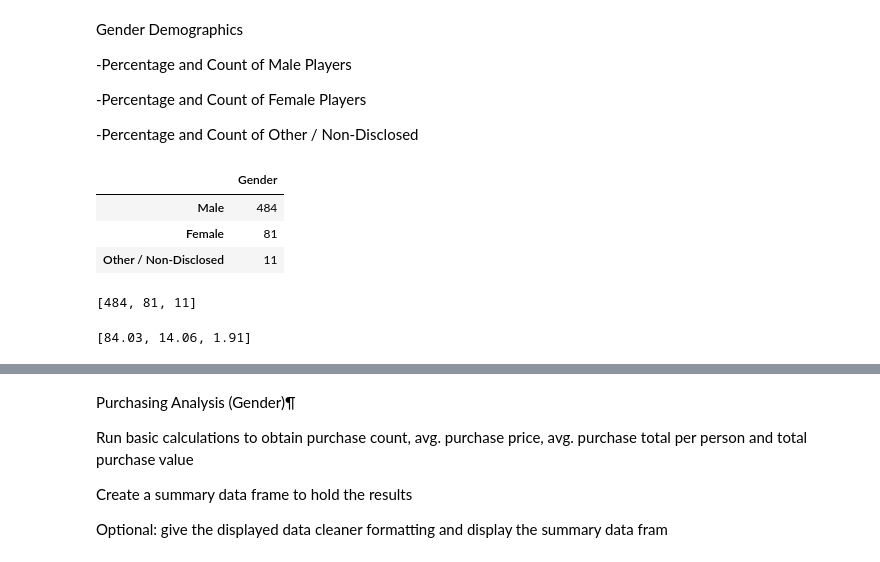
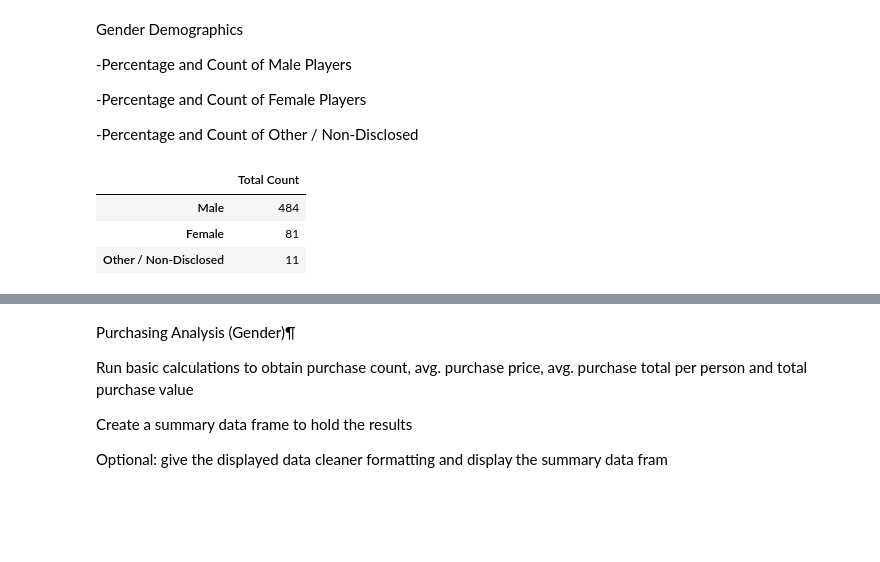
Before and after one commit to mawothe/HomeworkRepo, a Jupyter notebook: Homework_4/HeroesOfPymoli/Heros of Pymoli Code.ipynb, the cells around one changed output, grey strips where cells are left out. Cells and saved outputs as stored; diff of their text form; code cells hidden in the pictures; blank space fills up the shorter version.

Commit message:
Nearly finished Version. Problems with groupby variables on popular/profit analysis

```diff
--- a/Homework_4/HeroesOfPymoli/Heros of Pymoli Code.ipynb
+++ b/Homework_4/HeroesOfPymoli/Heros of Pymoli Code.ipynb
@@ -98,22 +85,10 @@ unique_players_only = purchase_data.drop_duplicates("SN")
 # %%
 #create data frame of gender counts
 Gender_df = pd.DataFrame(unique_players_only["Gender"].value_counts())
-Gender_df.reset_index()
+Gender_df = Gender_df.rename(columns={"Gender": "Total Count"})
 Gender_df
 # %% [output]
-|  | Gender |
+|  | Total Count |
 | Male | 484 |
 | Female | 81 |
 | Other / Non-Disclosed | 11 |
-# %%
-#create intermediate variable to calculate the percentages
-gender = Gender_df["Gender"].tolist()
-gender
-# %% [output]
-[484, 81, 11]
-# %%
-#add player percentages
-percent = [round(number/total_players*100, 2) for number in gender]
-percent
-# %% [output]
-[84.03, 14.06, 1.91]
```
Also changed, not shown: parts of 22 cells of this notebook.
